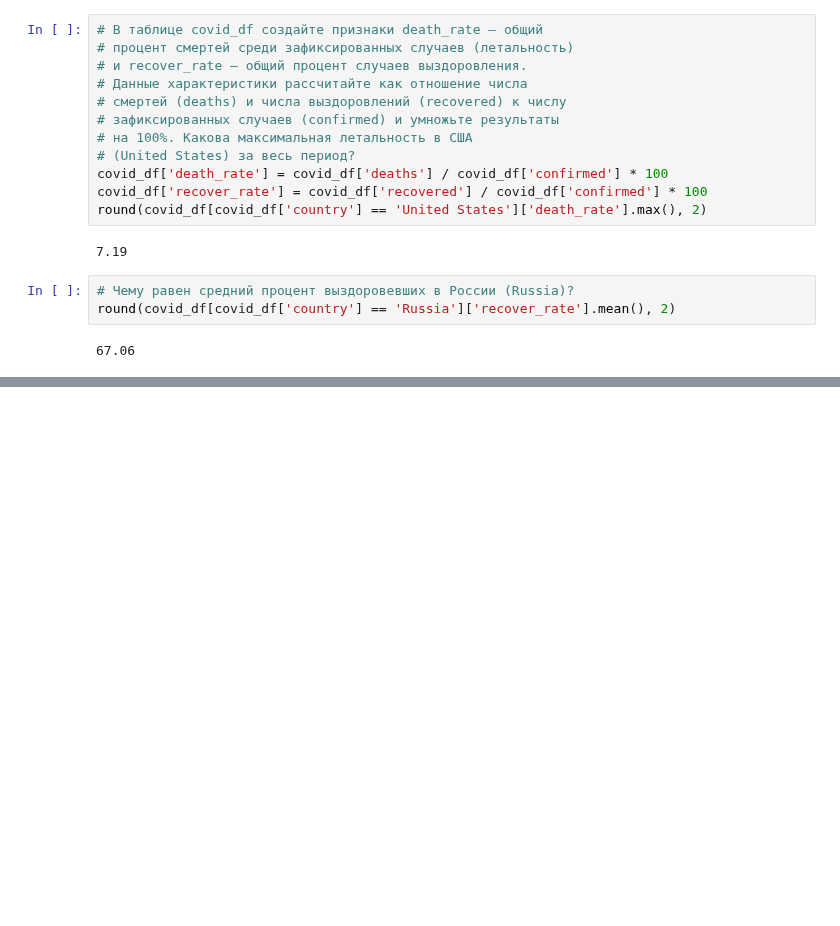
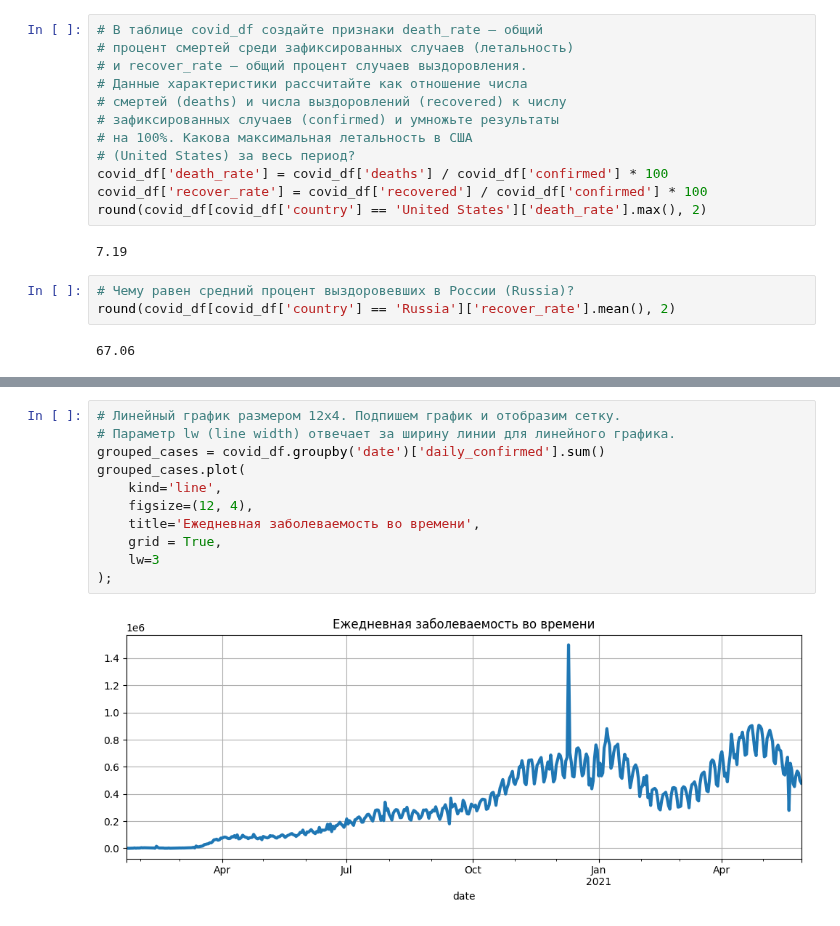
Before and after one commit to xsomxsomx/DST-1024, a Jupyter notebook: Skillfactory/PYTHON-13. Визуализация данных/Theory.ipynb, the cells around one changed output, grey strips where cells are left out. Drawn from its saved outputs; the diff is of its cells as text; blank space fills up the shorter version.

```diff
--- a/Skillfactory/PYTHON-13. Визуализация данных/Theory.ipynb
+++ b/Skillfactory/PYTHON-13. Визуализация данных/Theory.ipynb
@@ -327,0 +347,13 @@ round(covid_df[covid_df['country'] == 'Russia']['recover_rate'].mean(), 2)
+# %%
+# Линейный график размером 12x4. Подпишем график и отобразим сетку.
+# Параметр lw (line width) отвечает за ширину линии для линейного графика.
+grouped_cases = covid_df.groupby('date')['daily_confirmed'].sum()
+grouped_cases.plot(
+    kind='line',
+    figsize=(12, 4),
+    title='Ежедневная заболеваемость во времени',
+    grid = True,
+    lw=3
+);
+# %% [output]
+[figure, added]
```
Also changed, not shown: parts of 8 cells of this notebook.
